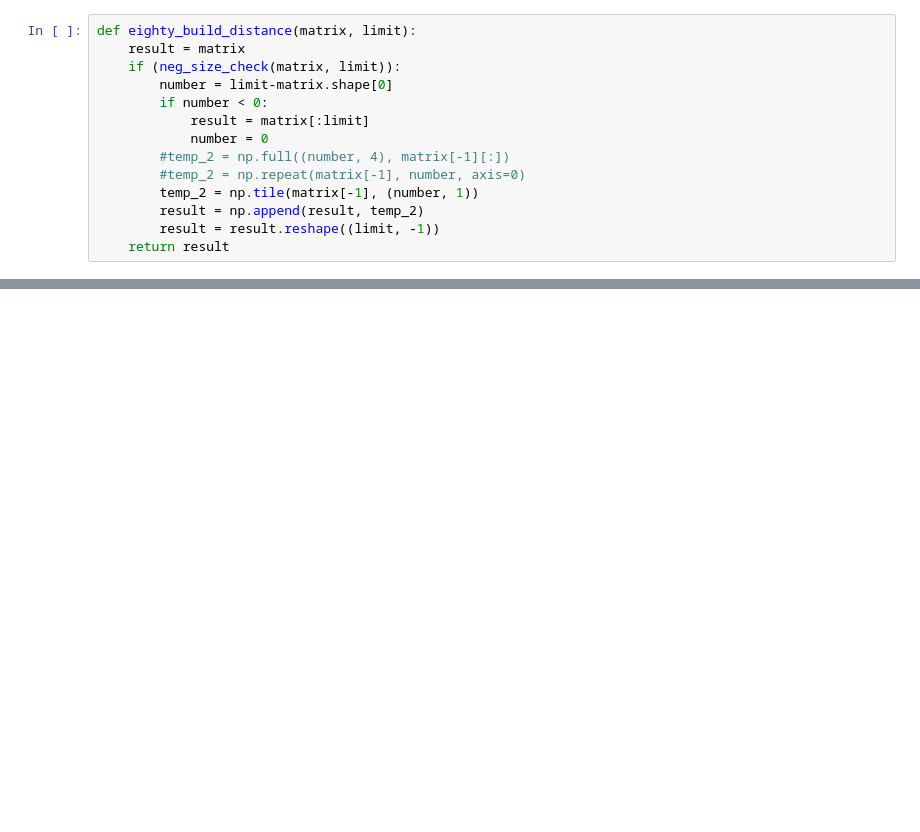
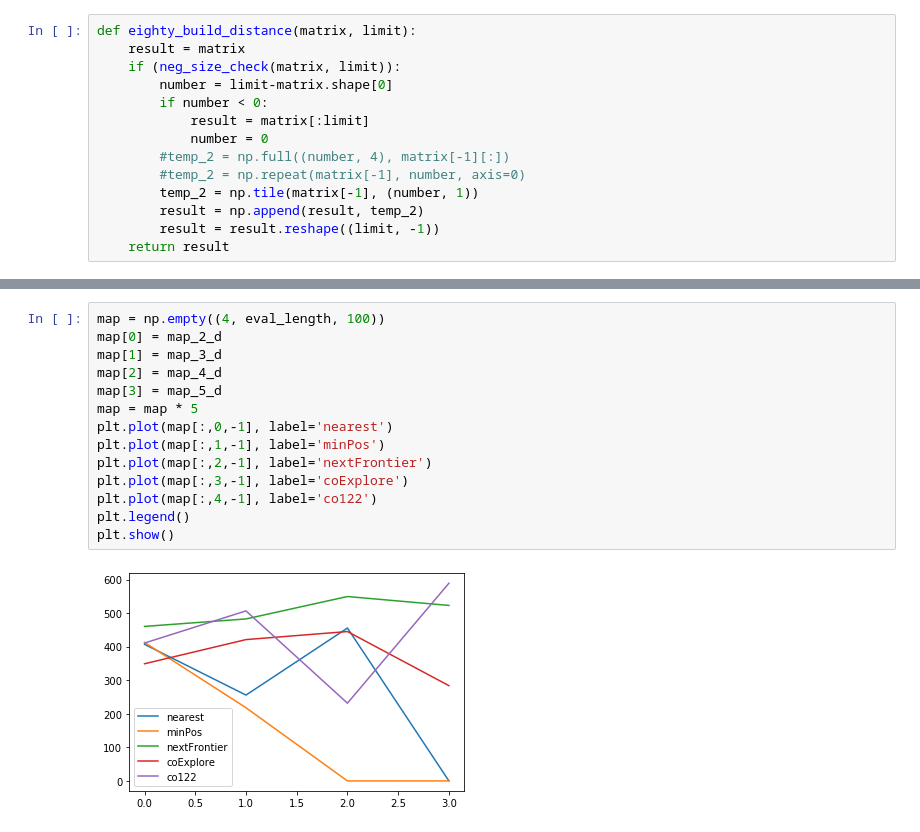
Before and after one commit to Icheler/coExplore, a Jupyter notebook: eval_2.ipynb, the cells around one changed output, grey strips where cells are left out. Cells and saved outputs as stored; diff of their text form; blank space fills up the shorter version.

```diff
--- a/eval_2.ipynb
+++ b/eval_2.ipynb
@@ -226,3 +248,19 @@ plt.show()
+# %%
+map = np.empty((4, eval_length, 100))
+map[0] = map_2_d
+map[1] = map_3_d
+map[2] = map_4_d
+map[3] = map_5_d
+map = map * 5
+plt.plot(map[:,0,-1], label='nearest')
+plt.plot(map[:,1,-1], label='minPos')
+plt.plot(map[:,2,-1], label='nextFrontier')
+plt.plot(map[:,3,-1], label='coExplore')
+plt.plot(map[:,4,-1], label='co122')
+plt.legend()
+plt.show()
+# %% [output]
+[figure, added]
 # %%
 maze = np.empty((4, eval_length))
 maze[0] = maze_2_b[:, 1]
```
Also changed, not shown: parts of 13 cells of this notebook, 2 other files.
